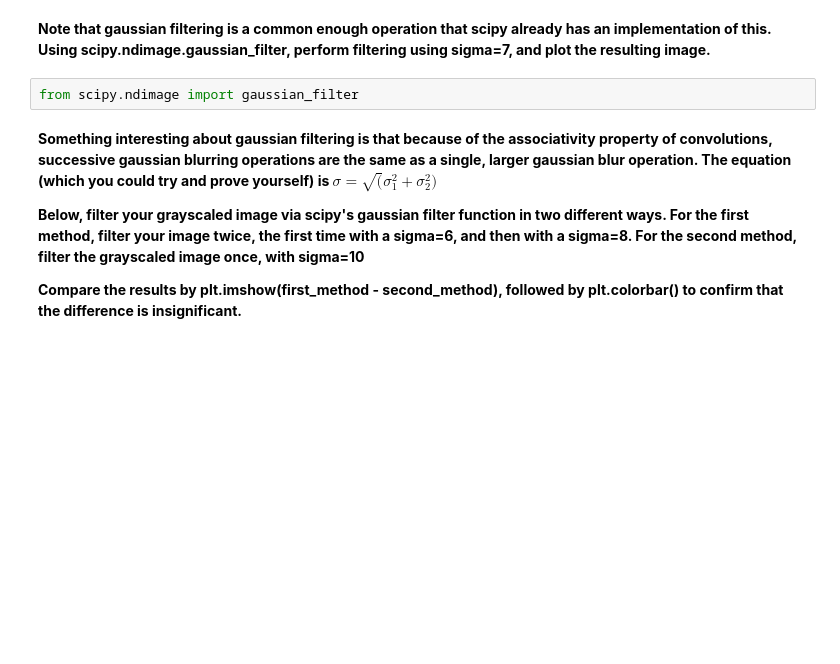
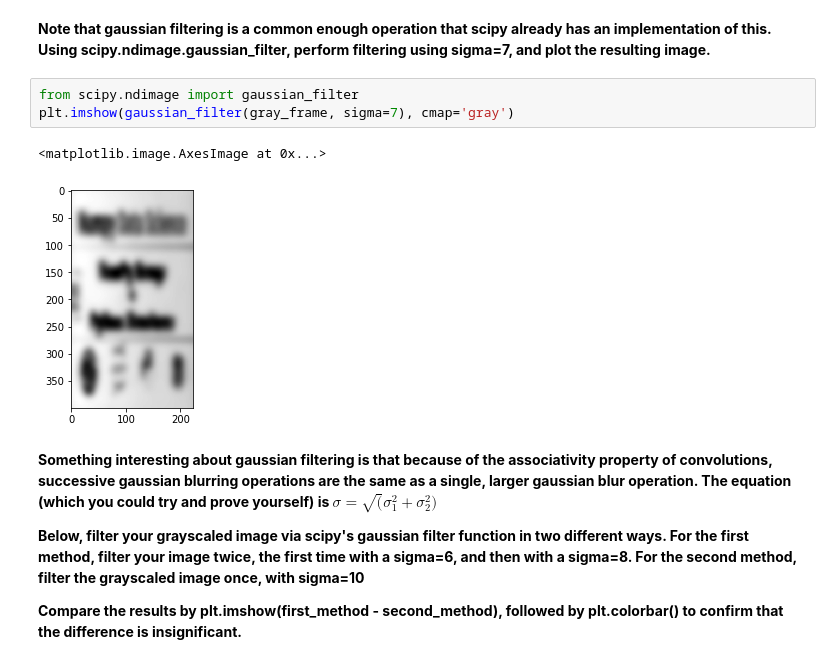
Before and after one commit to dlezcan1/computer-vision-fall-2020, a Jupyter notebook: week2/(Week_2)_Convolutions.ipynb, the cells around one changed output. Saved outputs shown, nothing was run; the diff lists cells and outputs as text; blank space fills up the shorter version.

```diff
--- a/week2/(Week_2)_Convolutions.ipynb
+++ b/week2/(Week_2)_Convolutions.ipynb
@@ -119,6 +245,10 @@ plt.imshow(gaussian_kern())
 **Note that gaussian filtering is a common enough operation that scipy already has an implementation of this. Using scipy.ndimage.gaussian_filter, perform filtering using sigma=7, and plot the resulting image.**
 # %%
 from scipy.ndimage import gaussian_filter
+plt.imshow(gaussian_filter(gray_frame, sigma=7), cmap='gray')
+# %% [output]
+<matplotlib.image.AxesImage at 0x...>
+[figure, added]
 # %% [markdown]
 **Something interesting about gaussian filtering is that because of the associativity property of convolutions, successive gaussian blurring operations are the same as a single, larger gaussian blur operation. The equation (which you could try and prove yourself) is $\sigma=\sqrt(\sigma_1^2 + \sigma_2^2)$**
 
```
Also changed, not shown: parts of 32 cells of this notebook, 2 other files.
